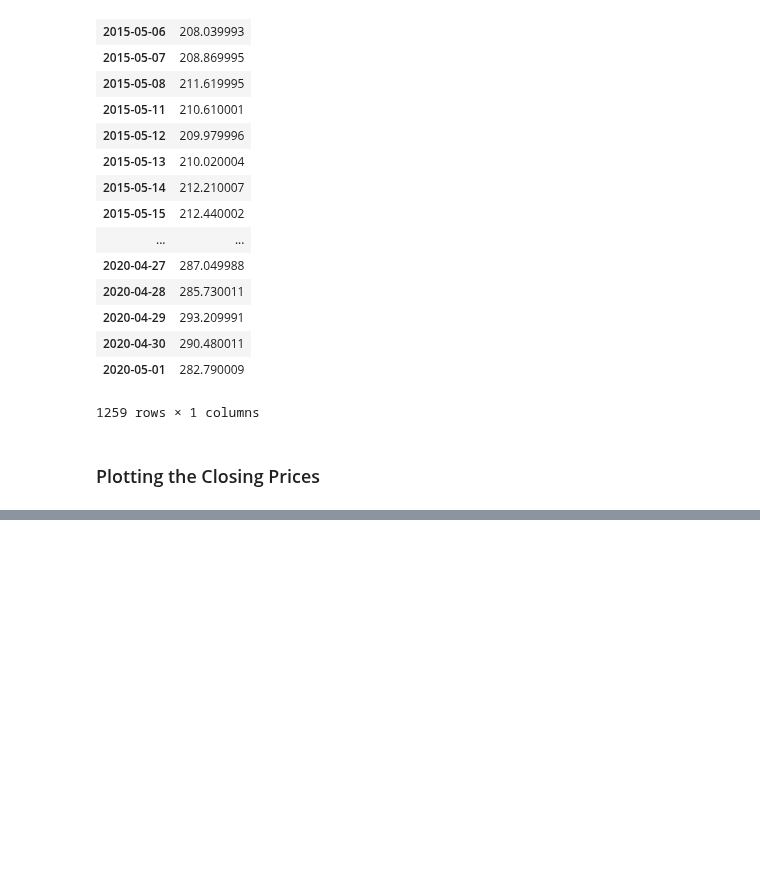
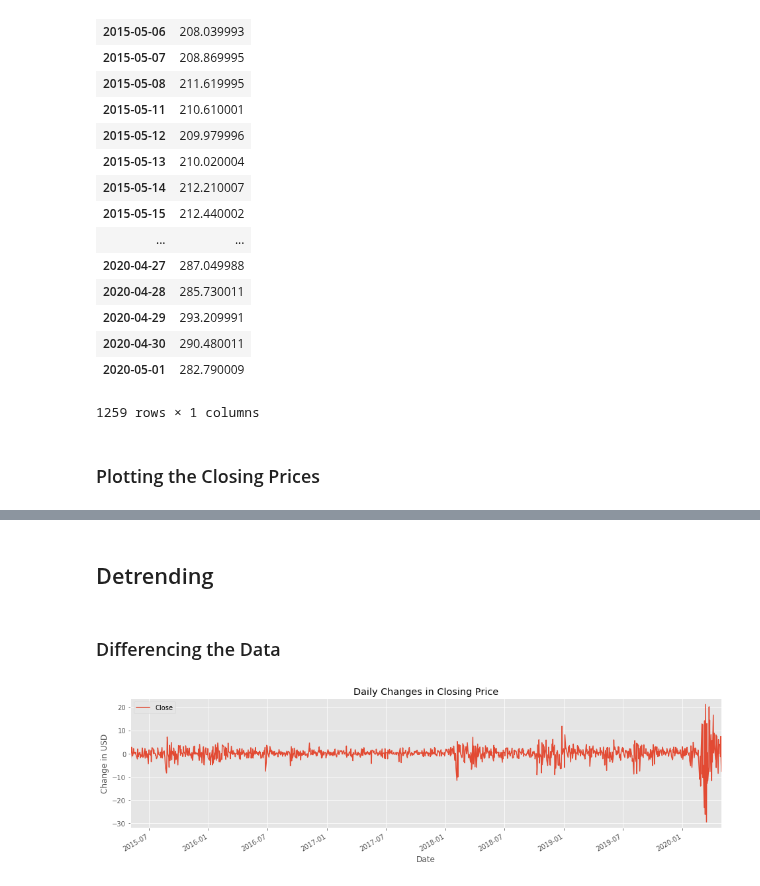
Before and after one commit to marcosan93/Price-Forecaster, a Jupyter notebook: VARMAX-Potential New Machine Learning Model.ipynb, the cells around one changed output, grey strips where cells are left out. Saved outputs shown, nothing was run; the diff lists cells and outputs as text; code cells hidden in the pictures; blank space fills up the shorter version.

Commit message:
detrended the data

```diff
--- a/VARMAX-Potential New Machine Learning Model.ipynb
+++ b/VARMAX-Potential New Machine Learning Model.ipynb
@@ -85,0 +86,14 @@ df.plot(figsize=(15,8), title='Closing Prices');
+# %% [markdown]
+## Detrending
+# %% [markdown]
+### Differencing the Data
+# %%
+# Differencing
+df_diff = df.diff(1).dropna()
+
+# Plotting
+df_diff.plot(figsize=(16,4), title="Daily Changes in Closing Price")
+plt.ylabel("Change in USD")
+plt.show()
+# %% [output]
+[figure, added]
```
Also changed, not shown: parts of 1 cell of this notebook.
